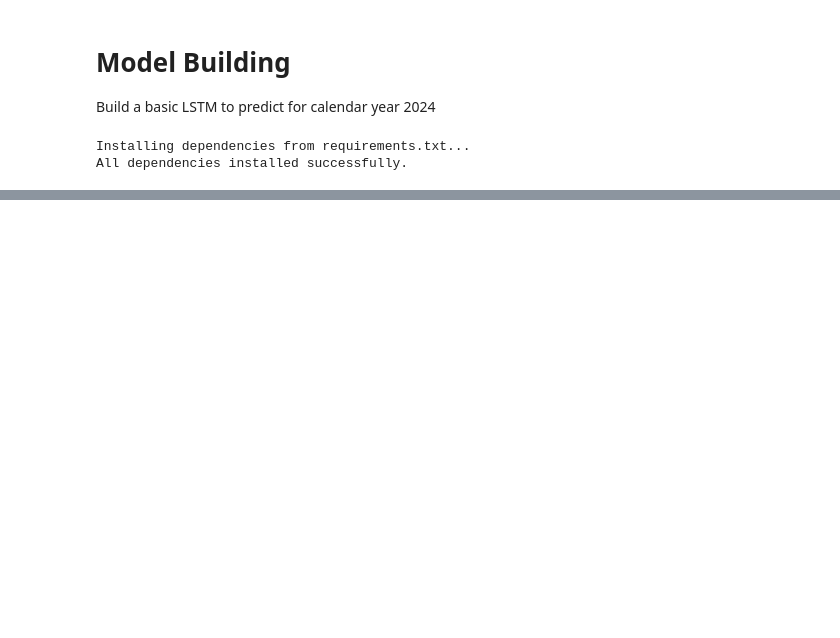
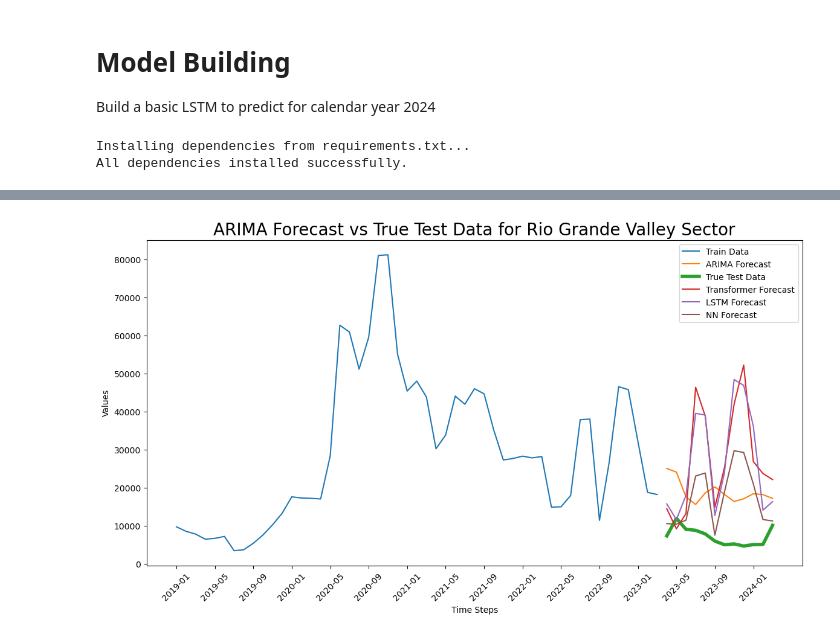
Before and after one commit to alanklin/AA-Capstone, a Jupyter notebook: Code/Notebooks/week5_model_building.ipynb, the cells around one changed output, grey strips where cells are left out. Saved outputs shown, nothing was run; the diff lists cells and outputs as text; code cells hidden in the pictures; blank space fills up the shorter version.

```diff
--- a/Code/Notebooks/week5_model_building.ipynb
+++ b/Code/Notebooks/week5_model_building.ipynb
@@ -19,0 +252,18 @@ sector_train.head()
+# %%
+from statsmodels.tsa.arima.model import ARIMA
+
+arima_forecasts = {}
+
+for i in range(sector_train.shape[0]):  # Loop over each row separately
+
+    index = sector_train.index[i]
+    train_series = sector_train.iloc[i].values  # Use the original data
+
+    # Fit ARIMA model
+    # TODO : TUNE THIS
+    model = ARIMA(train_series, order=(5,1,0))  # Order (p,d,q) can be tuned
+    model_fit = model.fit()
+
+    # Forecast 12 time steps ahead
+    forecast = model_fit.forecast(steps=seq_length)
+    arima_forecasts[index] = forecast
@@ -19,0 +288,45 @@ sector_train.head()
+# %%
+import matplotlib.pyplot as plt
+
+# Extract the ARIMA forecast for 'Rio Grande Valley Sector'
+arima_forecast = arima_forecasts['Rio Grande Valley Sector']
+
+# Extract the train data for 'Rio Grande Valley Sector'
+train_data = sector_train.loc['Rio Grande Valley Sector'].values
+# Extract the forecasts for 'Rio Grande Valley Sector'
+transformer_forecast = tf_forecasts['Rio Grande Valley Sector']
+lstm_forecast = lstm_forecasts['Rio Grande Valley Sector']
+nn_forecast = nn_forecasts['Rio Grande Valley Sector']
+
+# Extract the true test data for 'Rio Grande Valley Sector'
+true_test_data = sector_test.loc['Rio Grande Valley Sector'].values
+
+# Plot the train data
+plt.figure(figsize=(14, 7))
+plt.plot(range(len(train_data)), train_data, label='Train Data')
+
+# Plot the ARIMA forecast
+plt.plot(range(len(train_data), len(train_data) + len(arima_forecast)), arima_forecast, label='ARIMA Forecast')
+
+# Plot the true test data
+plt.plot(range(len(train_data), len(train_data) + len(true_test_data)), true_test_data, label='True Test Data', linewidth=4)
+# Plot the Transformer forecast
+plt.plot(range(len(train_data), len(train_data) + len(transformer_forecast)), transformer_forecast, label='Transformer Forecast')
+
+# Plot the LSTM forecast
+plt.plot(range(len(train_data), len(train_data) + len(lstm_forecast)), lstm_forecast, label='LSTM Forecast')
+
+# Plot the Neural Network forecast
+plt.plot(range(len(train_data), len(train_data) + len(nn_forecast[:12])), nn_forecast[:12], label='NN Forecast')
+
+
+plt.xlabel('Time Steps')
+# Generate date range for the X-axis
+date_range = pd.date_range(start='2019-01-01', periods=len(train_data) + len(true_test_data), freq='M')
+plt.xticks(ticks=range(0, len(date_range), 4), labels=date_range.strftime('%Y-%m')[::4], rotation=45)
+plt.ylabel('Values')
+plt.title('ARIMA Forecast vs True Test Data for Rio Grande Valley Sector', size=20)
+plt.legend()
+plt.show()
+# %% [output]
+[figure, added]
```
Also changed, not shown: parts of 19 cells of this notebook, 8 other files.
